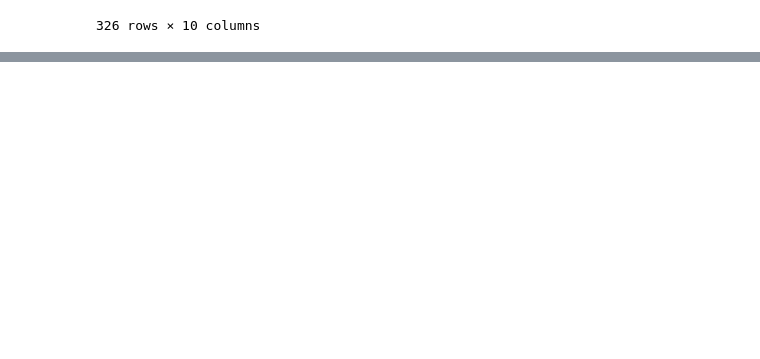
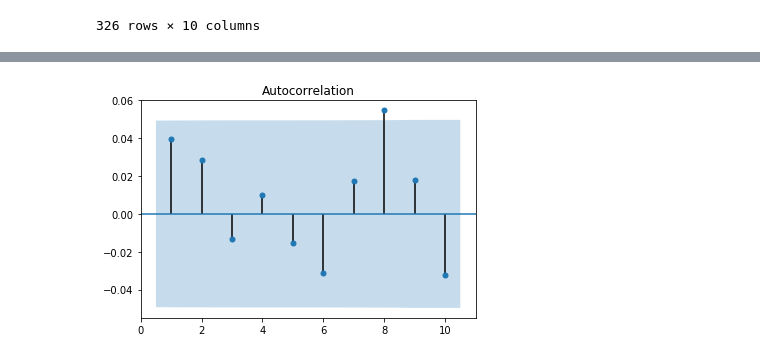
Before and after one commit to rishubhkhurana/MLFinance, a Jupyter notebook: Notebooks/AdvFinanceFirst.ipynb, the cells around one changed output, grey strips where cells are left out. Saved outputs shown, nothing was run; the diff lists cells and outputs as text; code cells hidden in the pictures; blank space fills up the shorter version.

```diff
--- a/Notebooks/AdvFinanceFirst.ipynb
+++ b/Notebooks/AdvFinanceFirst.ipynb
@@ -255,0 +313,2 @@ hist_dol_IB[0]
+# %%
+hist_volume = get_volume_bars(hist_df,threshold=15000)
@@ -255,0 +349,5 @@ hist_dol_IB[0]
+# %%
+plot_acf(hist_volume['log_ret'].fillna(0),lags=10, zero=False)
+plt.show()
+# %% [output]
+[figure, added]
```
Also changed, not shown: parts of 39 cells of this notebook.
